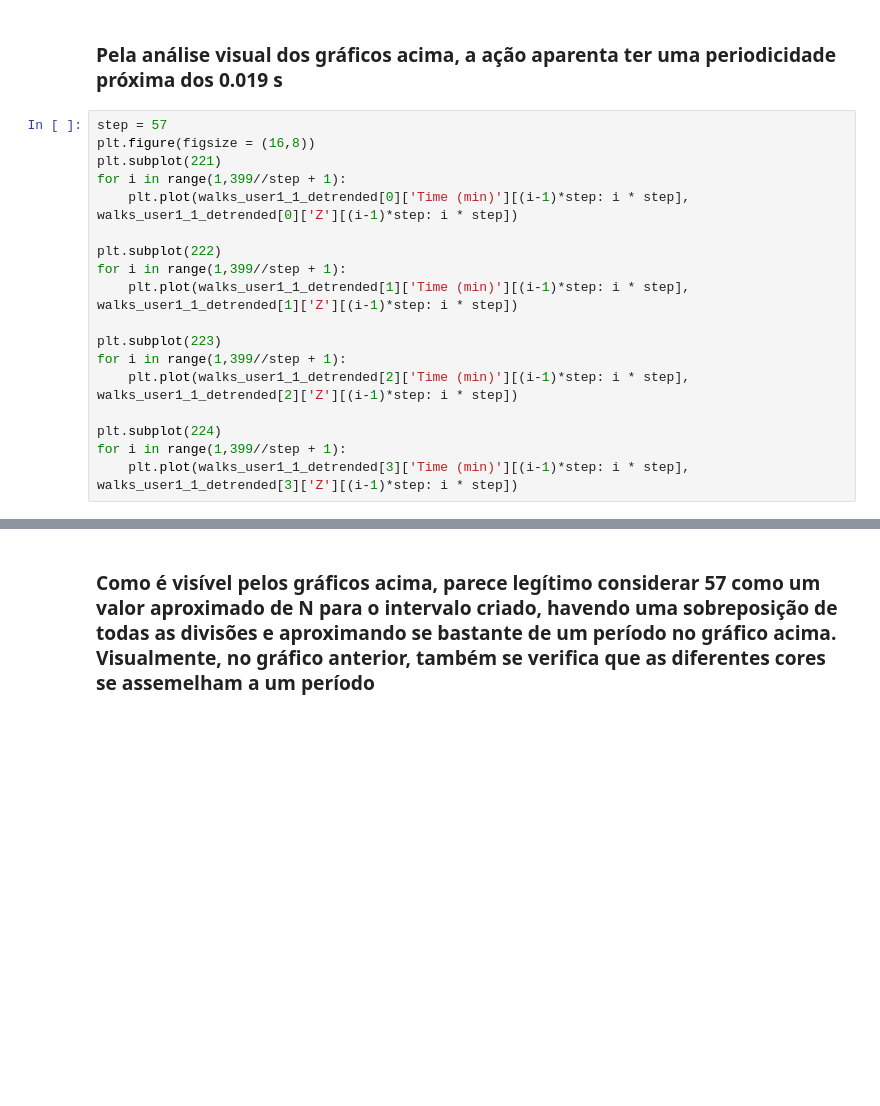
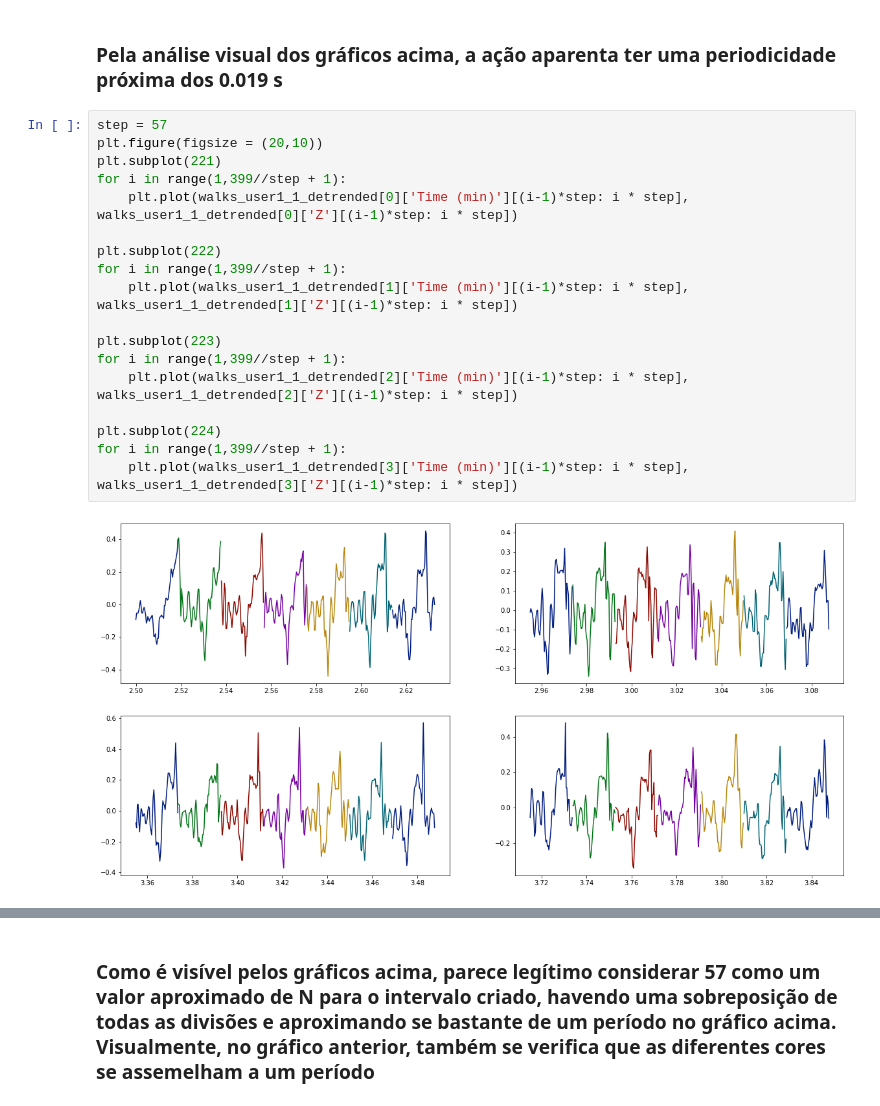
Before and after one commit to joelpoliveira/ProjetoATD, a Jupyter notebook: Main/main.ipynb, the cells around one changed output, grey strips where cells are left out. Drawn from its saved outputs; the diff is of its cells as text; blank space fills up the shorter version.

```diff
--- a/Main/main.ipynb
+++ b/Main/main.ipynb
@@ -335,22 +395,24 @@ plot_user_walks(walks_user1_1_detrended)
 ### Pela análise visual dos gráficos acima, a ação aparenta ter uma periodicidade próxima dos 0.019 s
 # %%
 step = 57
-plt.figure(figsize = (16,8))
+plt.figure(figsize = (20,10))
 plt.subplot(221)
 for i in range(1,399//step + 1):
     plt.plot(walks_user1_1_detrended[0]['Time (min)'][(i-1)*step: i * step], walks_user1_1_detrended[0]['Z'][(i-1)*step: i * step])
 
 plt.subplot(222)
 for i in range(1,399//step + 1):
     plt.plot(walks_user1_1_detrended[1]['Time (min)'][(i-1)*step: i * step], walks_user1_1_detrended[1]['Z'][(i-1)*step: i * step])
 
 plt.subplot(223)
 for i in range(1,399//step + 1):
     plt.plot(walks_user1_1_detrended[2]['Time (min)'][(i-1)*step: i * step], walks_user1_1_detrended[2]['Z'][(i-1)*step: i * step])
 
 plt.subplot(224)
 for i in range(1,399//step + 1):
     plt.plot(walks_user1_1_detrended[3]['Time (min)'][(i-1)*step: i * step], walks_user1_1_detrended[3]['Z'][(i-1)*step: i * step])
+# %% [output]
+[figure, added]
 # %%
 step = 57
 plt.figure(figsize = (16,8))
```
Also changed, not shown: parts of 27 cells of this notebook, 1 other file.
